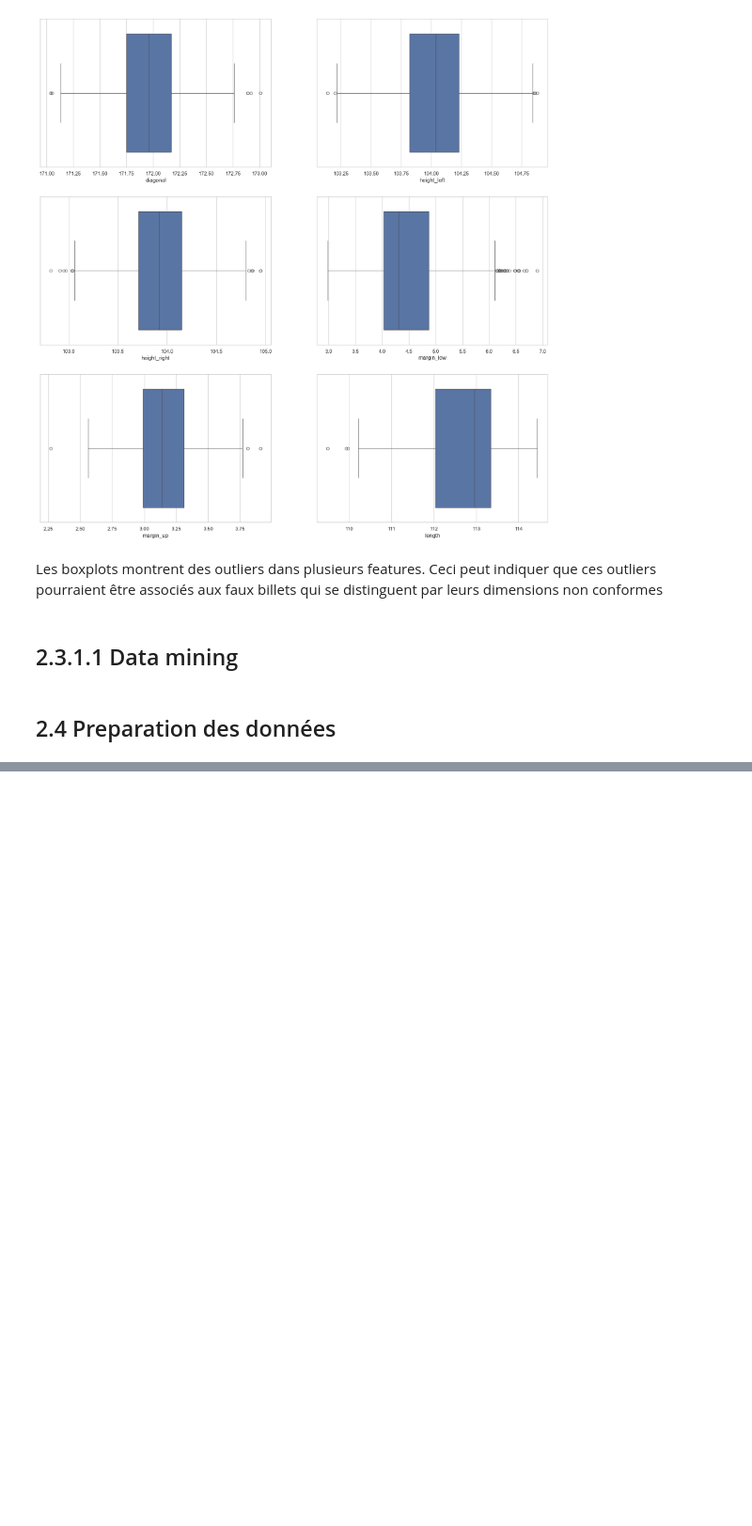
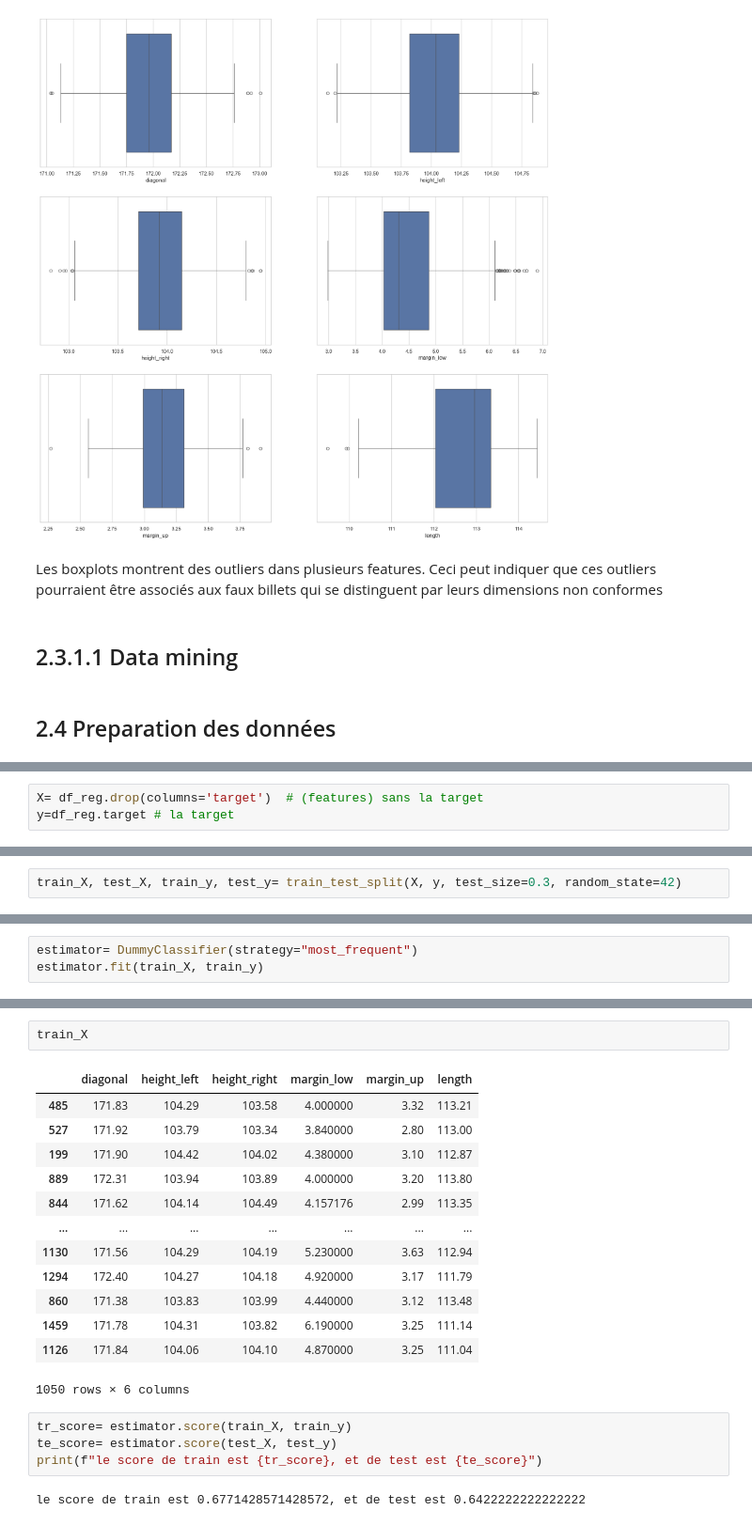
Before and after one commit to Nada-Lahbib/Project_10_Detection_des_faux_billets_avec_Python, a Jupyter notebook: notebooks/LAHBIB_Nada_1_notebook_022024.ipynb, the cells around one changed output, grey strips where cells are left out. Shown at 94% size. Drawn from its saved outputs; the diff is of its cells as text; blank space fills up the shorter version.

Commit message:
dummy clussifier

```diff
--- a/notebooks/LAHBIB_Nada_1_notebook_022024.ipynb
+++ b/notebooks/LAHBIB_Nada_1_notebook_022024.ipynb
@@ -518,0 +461,3 @@ Les boxplots montrent des outliers dans plusieurs features. Ceci peut indiquer q
+# %%
+X= df_reg.drop(columns='target')  # (features) sans la target
+y=df_reg.target # la target
@@ -518,0 +486,2 @@ Les boxplots montrent des outliers dans plusieurs features. Ceci peut indiquer q
+# %%
+train_X, test_X, train_y, test_y= train_test_split(X, y, test_size=0.3, random_state=42)
@@ -518,0 +500,3 @@ Les boxplots montrent des outliers dans plusieurs features. Ceci peut indiquer q
+# %%
+estimator= DummyClassifier(strategy="most_frequent")
+estimator.fit(train_X, train_y)
@@ -518,0 +573,22 @@ Les boxplots montrent des outliers dans plusieurs features. Ceci peut indiquer q
+# %%
+train_X
+# %% [output]
+|  | diagonal | height_left | height_right | margin_low | margin_up | length |
+| 485 | 171.83 | 104.29 | 103.58 | 4.000000 | 3.32 | 113.21 |
+| 527 | 171.92 | 103.79 | 103.34 | 3.840000 | 2.80 | 113.00 |
+| 199 | 171.90 | 104.42 | 104.02 | 4.380000 | 3.10 | 112.87 |
+| 889 | 172.31 | 103.94 | 103.89 | 4.000000 | 3.20 | 113.80 |
+| 844 | 171.62 | 104.14 | 104.49 | 4.157176 | 2.99 | 113.35 |
+| ... | ... | ... | ... | ... | ... | ... |
+| 1130 | 171.56 | 104.29 | 104.19 | 5.230000 | 3.63 | 112.94 |
+| 1294 | 172.40 | 104.27 | 104.18 | 4.920000 | 3.17 | 111.79 |
+| 860 | 171.38 | 103.83 | 103.99 | 4.440000 | 3.12 | 113.48 |
+| 1459 | 171.78 | 104.31 | 103.82 | 6.190000 | 3.25 | 111.14 |
+| 1126 | 171.84 | 104.06 | 104.10 | 4.870000 | 3.25 | 111.04 |
+1050 rows × 6 columns
+# %%
+tr_score= estimator.score(train_X, train_y)
+te_score= estimator.score(test_X, test_y)
+print(f"le score de train est {tr_score}, et de test est {te_score}")
+# %% [output]
+le score de train est 0.6771428571428572, et de test est 0.6422222222222222
```
Also changed, not shown: parts of 44 cells of this notebook.
